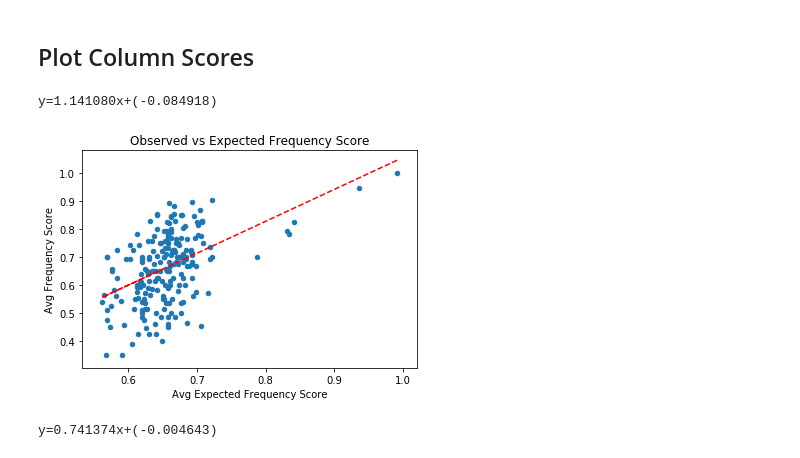
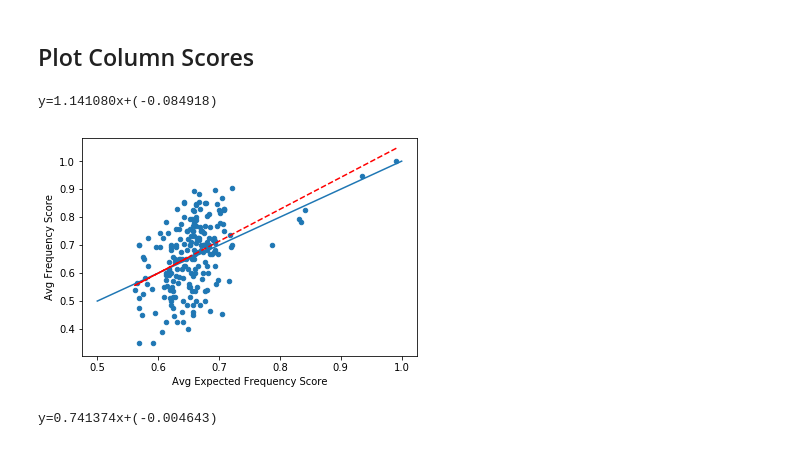
Before and after one commit to Fritos121/Codon-Usage-IDRs, a Jupyter notebook: plot_columns_P33941.ipynb, the cells around one changed output. Drawn from its saved outputs; the diff is of its cells as text; code cells hidden in the pictures.

```diff
--- a/plot_columns_P33941.ipynb
+++ b/plot_columns_P33941.ipynb
@@ -107,18 +107,20 @@ very few columns scored differently by soft and hard scores splitting at 50% (so
 # %% [markdown]
 ## Plot Column Scores
 # %%
-df_clean.plot.scatter("Avg Expected Frequency Score", "Avg Frequency Score", title="Observed vs Expected Frequency Score")
-#plt.plot([0.5,1], [0.5,1])
+#x_df = df_clean[df_clean["Avg Expected Frequency Score"] < 0.75]
+#x_df.plot.scatter("Avg Expected Frequency Score", "Avg Frequency Score")#, title="Observed vs Expected Frequency Score")
+df_clean.plot.scatter("Avg Expected Frequency Score", "Avg Frequency Score")#, title="Observed vs Expected Frequency Score")
+plt.plot([0.5,1], [0.5,1])
 
 x = df_clean["Avg Expected Frequency Score"]
 y = df_clean["Avg Frequency Score"]
 z = np.polyfit(x, y, 1)
 p = np.poly1d(z)
 plt.plot(x,p(x), "r--")
 print(f"y={z[0]:.6f}x+({z[1]:.6f})");
 # %% [output]
 y=1.141080x+(-0.084918)
-[figure, old version]
+[figure, new version]
 # %%
 df_clean.plot.scatter("Avg Expected Frequency Ratio", "Avg Frequency Ratio", title="Observed vs Expected Frequency Ratio")
 #plt.plot([0,0.6], [0,0.6])
```
Also changed, not shown: 2 other files.
